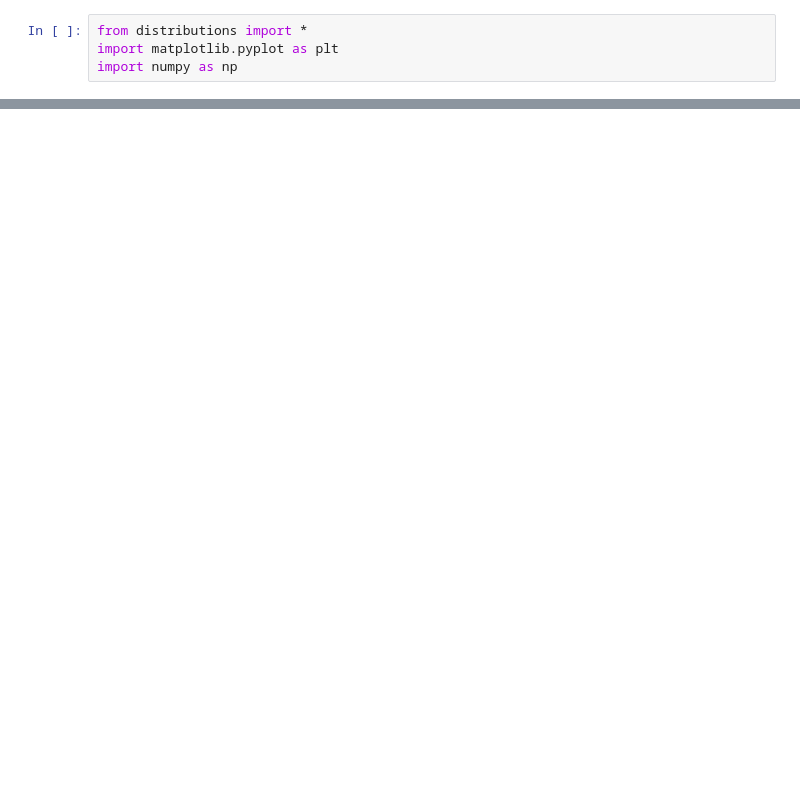
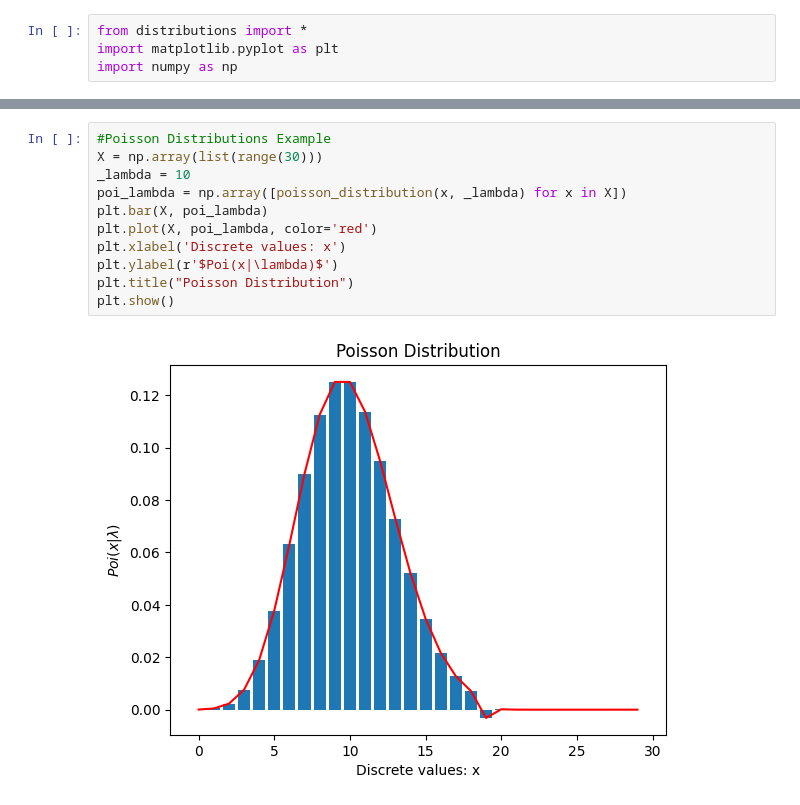
Before and after one commit to cherifseye/CogniCraft, a Jupyter notebook: probablity/examples.ipynb, the cells around one changed output, grey strips where cells are left out. Cells and saved outputs as stored; diff of their text form; blank space fills up the shorter version.

```diff
--- a/probablity/examples.ipynb
+++ b/probablity/examples.ipynb
@@ -29,0 +86,13 @@ Fréquence empirique de tests positifs: 0.771
+# %%
+#Poisson Distributions Example
+X = np.array(list(range(30)))
+_lambda = 10
+poi_lambda = np.array([poisson_distribution(x, _lambda) for x in X])
+plt.bar(X, poi_lambda)
+plt.plot(X, poi_lambda, color='red')
+plt.xlabel('Discrete values: x')
+plt.ylabel(r'$Poi(x|\lambda)$')
+plt.title("Poisson Distribution")
+plt.show()
+# %% [output]
+[figure, added]
```
Also changed, not shown: parts of 10 cells of this notebook, 2 other files.
